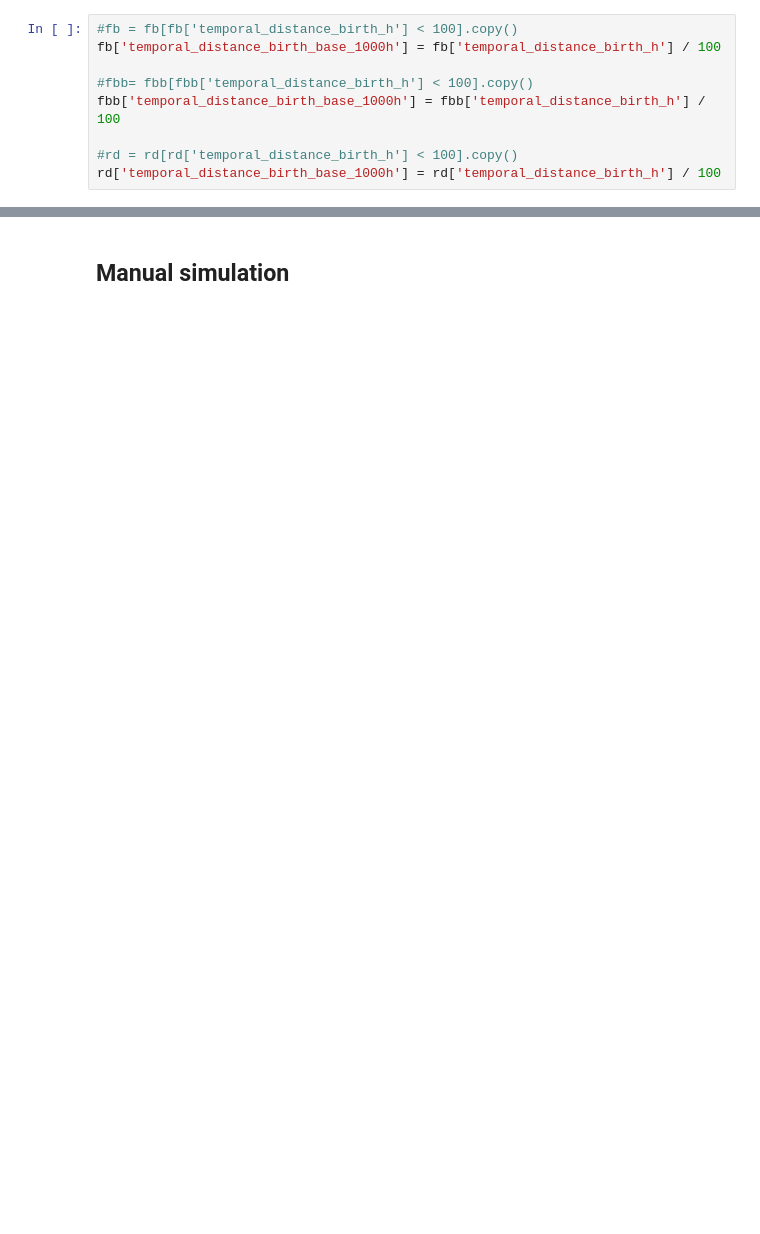
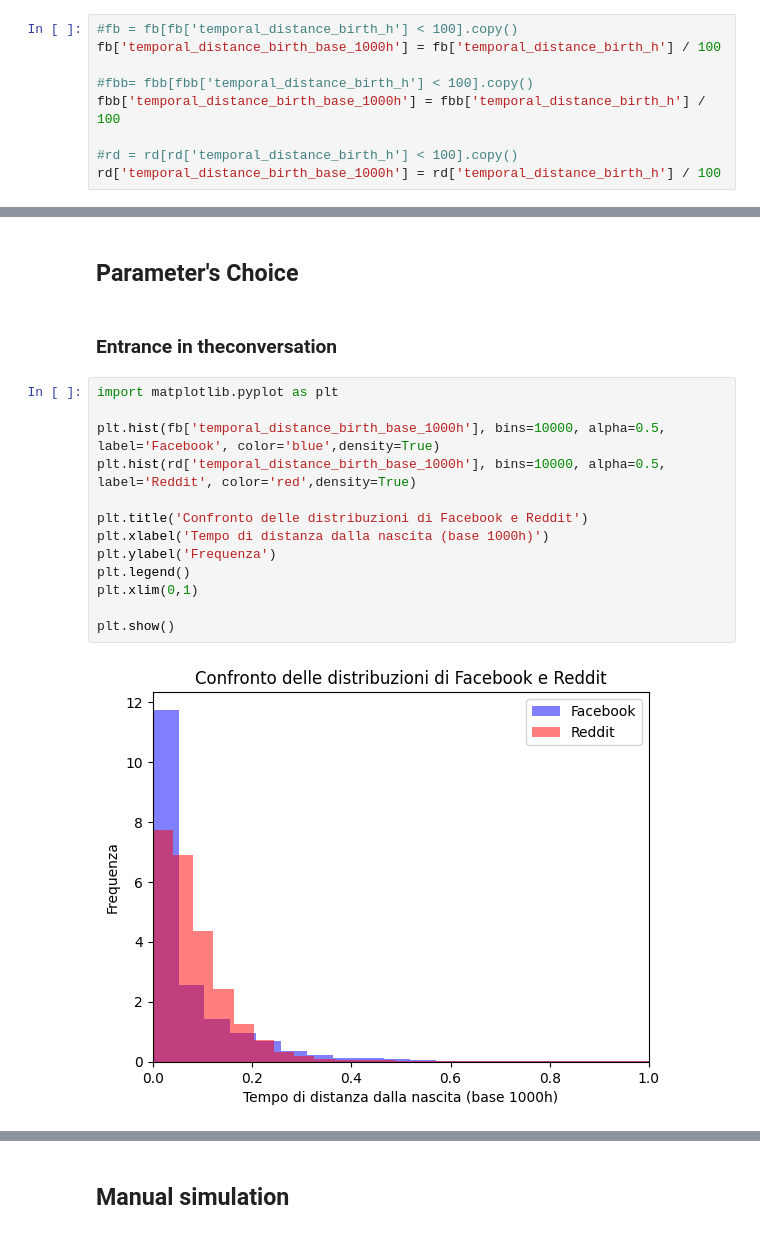
Before and after one commit to jacoponudo/Conversation_dynamics, a Jupyter notebook: src/HWK/Model.ipynb, the cells around one changed output, grey strips where cells are left out. Cells and saved outputs as stored; diff of their text form; blank space fills up the shorter version.

```diff
--- a/src/HWK/Model.ipynb
+++ b/src/HWK/Model.ipynb
@@ -232,0 +235,19 @@ plot_ECDF(df,level=95)
+# %% [markdown]
+## Parameter's Choice
+# %% [markdown]
+### Entrance in theconversation
+# %%
+import matplotlib.pyplot as plt
+
+plt.hist(fb['temporal_distance_birth_base_1000h'], bins=10000, alpha=0.5, label='Facebook', color='blue',density=True)
+plt.hist(rd['temporal_distance_birth_base_1000h'], bins=10000, alpha=0.5, label='Reddit', color='red',density=True)
+
+plt.title('Confronto delle distribuzioni di Facebook e Reddit')
+plt.xlabel('Tempo di distanza dalla nascita (base 1000h)')
+plt.ylabel('Frequenza')
+plt.legend()
+plt.xlim(0,1)
+
+plt.show()
+# %% [output]
+[figure, added]
```
Also changed, not shown: parts of 21 cells of this notebook.
